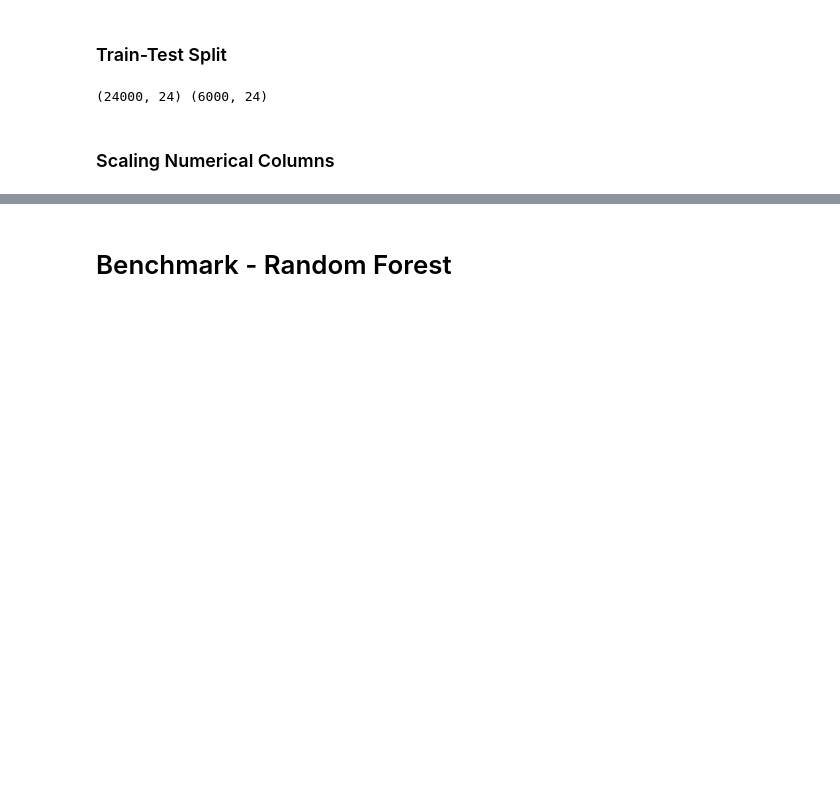
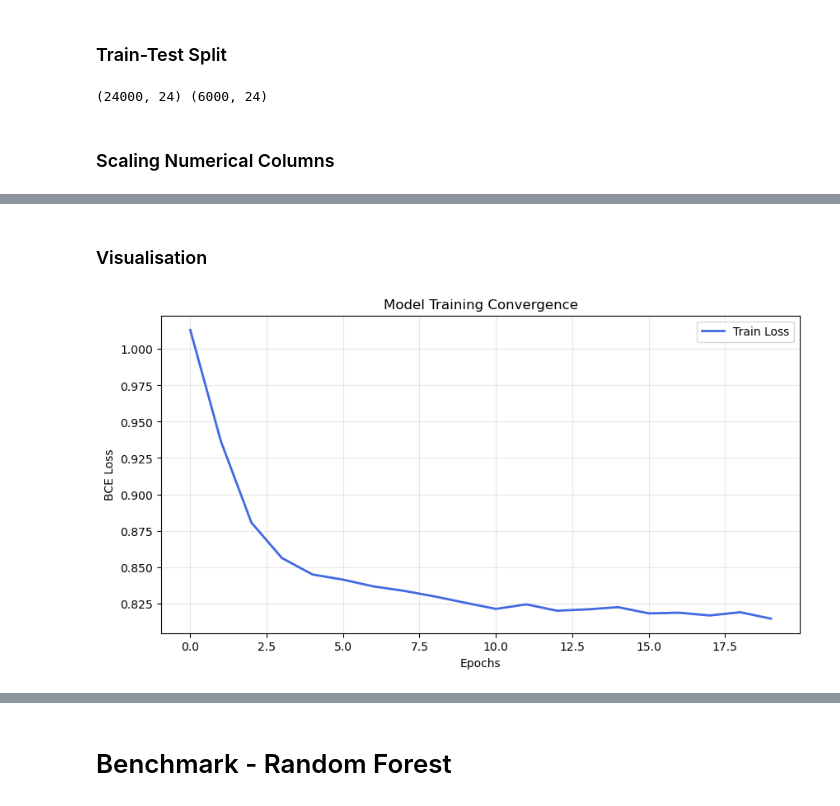
Before and after one commit to Showgath/credit-default-prediction-transformer, a Jupyter notebook: IFTE0002 - Group Project.ipynb, the cells around one changed output, grey strips where cells are left out. Saved outputs shown, nothing was run; the diff lists cells and outputs as text; code cells hidden in the pictures; blank space fills up the shorter version.

```diff
--- a/IFTE0002 - Group Project.ipynb
+++ b/IFTE0002 - Group Project.ipynb
@@ -334,26 +300,33 @@ Transformer block composed of multi-head self-attention and a position-wise feed
+# %%
+class FeedForward(nn.Module):
+    def __init__(self, d_model, d_ff, dropout = 0.1):
+        super().__init__()
+        self.net = nn.Sequential(
+            nn.Linear(d_model, d_ff),
+            nn.ReLU(),
+            nn.Dropout(dropout),
+            nn.Linear(d_ff, d_model),
+        )
+
+    def forward(self, x):
+        return self.net(x)
 # %%
 class TransformerBlock(nn.Module):
-    def __init__(self, d_model, num_heads, ff_dim, dropout=0.1):
+    def __init__(self, d_model, num_heads, d_ff, dropout = 0.1):
         super().__init__()
 
-        self.attn = MultiHeadSelfAttention(d_model, num_heads)
+        self.attn = MultiHeadSelfAttention(d_model, num_heads, dropout)
+        self.ff = FeedForward(d_model, d_ff, dropout)
         self.norm1 = nn.LayerNorm(d_model)
         self.dropout1 = nn.Dropout(dropout)
-
-        self.ff = nn.Sequential(
-            nn.Linear(d_model, ff_dim),
-            nn.ReLU(),
-            nn.Dropout(dropout),
-            nn.Linear(ff_dim, d_model)
-        )
         self.norm2 = nn.LayerNorm(d_model)
         self.dropout2 = nn.Dropout(dropout)
 
     def forward(self, x):
-        attn_out, attn_weights = self.attn(x)
-        x = self.norm1(x + self.dropout1(attn_out))
+        attn_out, attn_weights = self.attn(self.norm1(x))
+        x = x + self.dropout1(attn_out)
 
-        ff_out = self.ff(x)
-        x = self.norm2(x + self.dropout2(ff_out))
+        ff_out = self.ff(self.norm2(x))
+        x = x + self.dropout2(ff_out)
 
         return x, attn_weights
@@ -414,0 +528,16 @@ optimizer = torch.optim.Adam(model.parameters(), lr=1e-3)
+# %% [markdown]
+### Visualisation
+# %%
+history = grid.best_estimator_.history
+
+plt.figure(figsize=(10, 5))
+plt.plot(history[:, 'train_loss'], label='Train Loss', color='royalblue', lw=2)
+plt.title('Model Training Convergence')
+plt.xlabel('Epochs')
+plt.ylabel('BCE Loss')
+plt.legend()
+plt.grid(alpha=0.3)
+plt.savefig("output/SLM_loss.png")
+plt.show()
+# %% [output]
+[figure, added]
```
Also changed, not shown: parts of 45 cells of this notebook, 11 other files.
